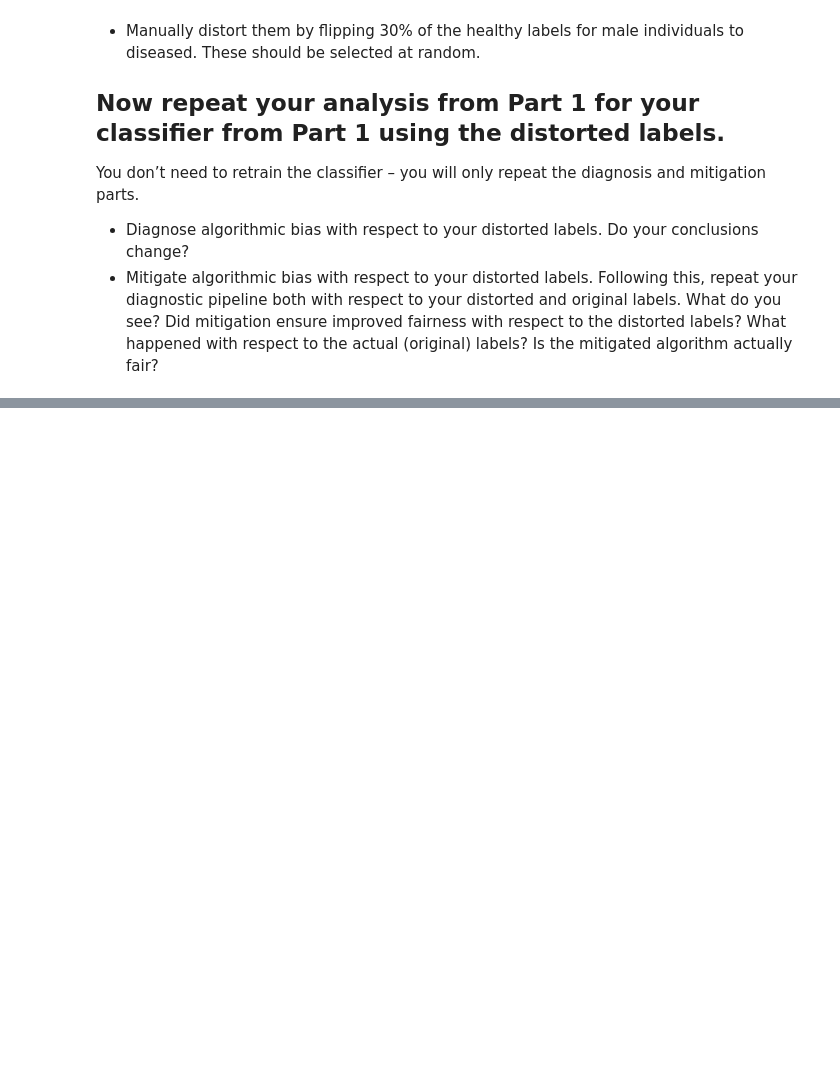
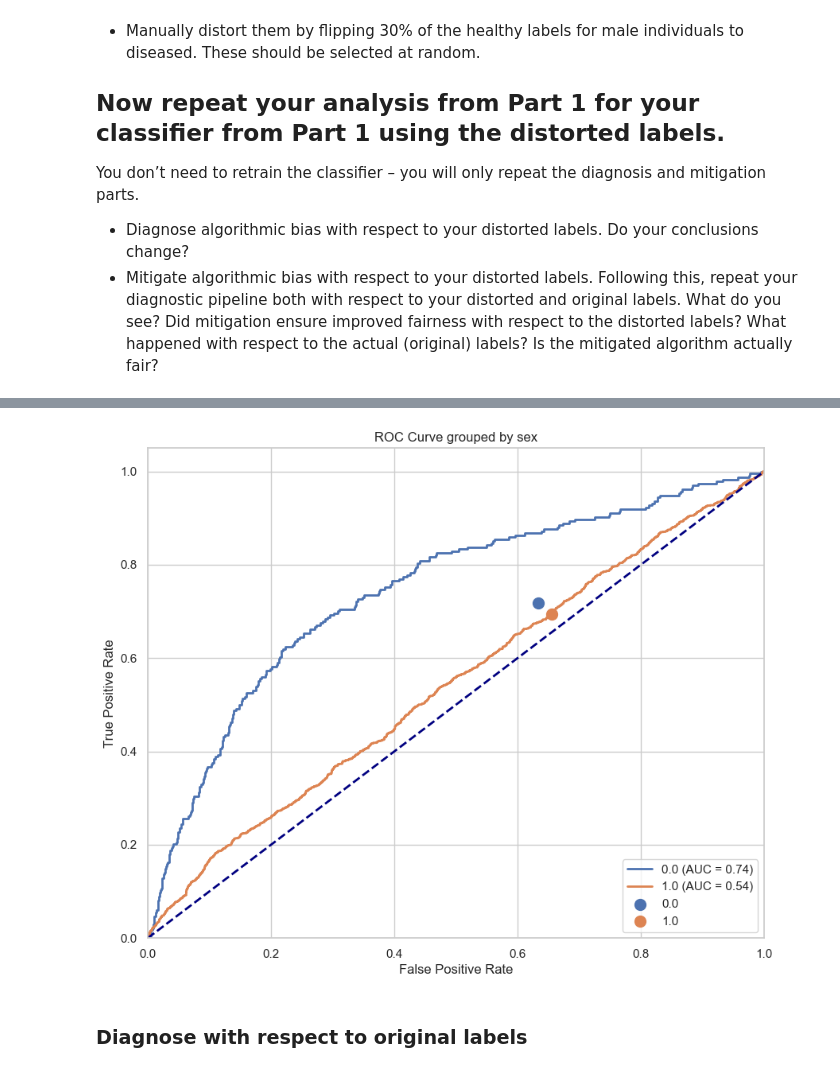
Before and after one commit to joyce39/ResponsibleAI_Detecting_causes_of_gender_bias_chest_xray, a Jupyter notebook: exercise_github.ipynb, the cells around one changed output, grey strips where cells are left out. Saved outputs shown, nothing was run; the diff lists cells and outputs as text; code cells hidden in the pictures; blank space fills up the shorter version.

```diff
--- a/exercise_github.ipynb
+++ b/exercise_github.ipynb
@@ -746,0 +1009,2 @@ You don’t need to retrain the classifier – you will only repeat the diagnosi
+# %%
+output_pp = batch_predict(postprocessor, X_test_2D, a_test)
@@ -746,0 +1037,8 @@ You don’t need to retrain the classifier – you will only repeat the diagnosi
+# %%
+plot_roc_simple(distorted_y_test, test_prob, test_a, output_pp,
+        sensitive_attribute_name = 'sex',
+        )
+# %% [output]
+[figure, added]
+# %% [markdown]
+### Diagnose with respect to original labels
```
Also changed, not shown: parts of 25 cells of this notebook.
